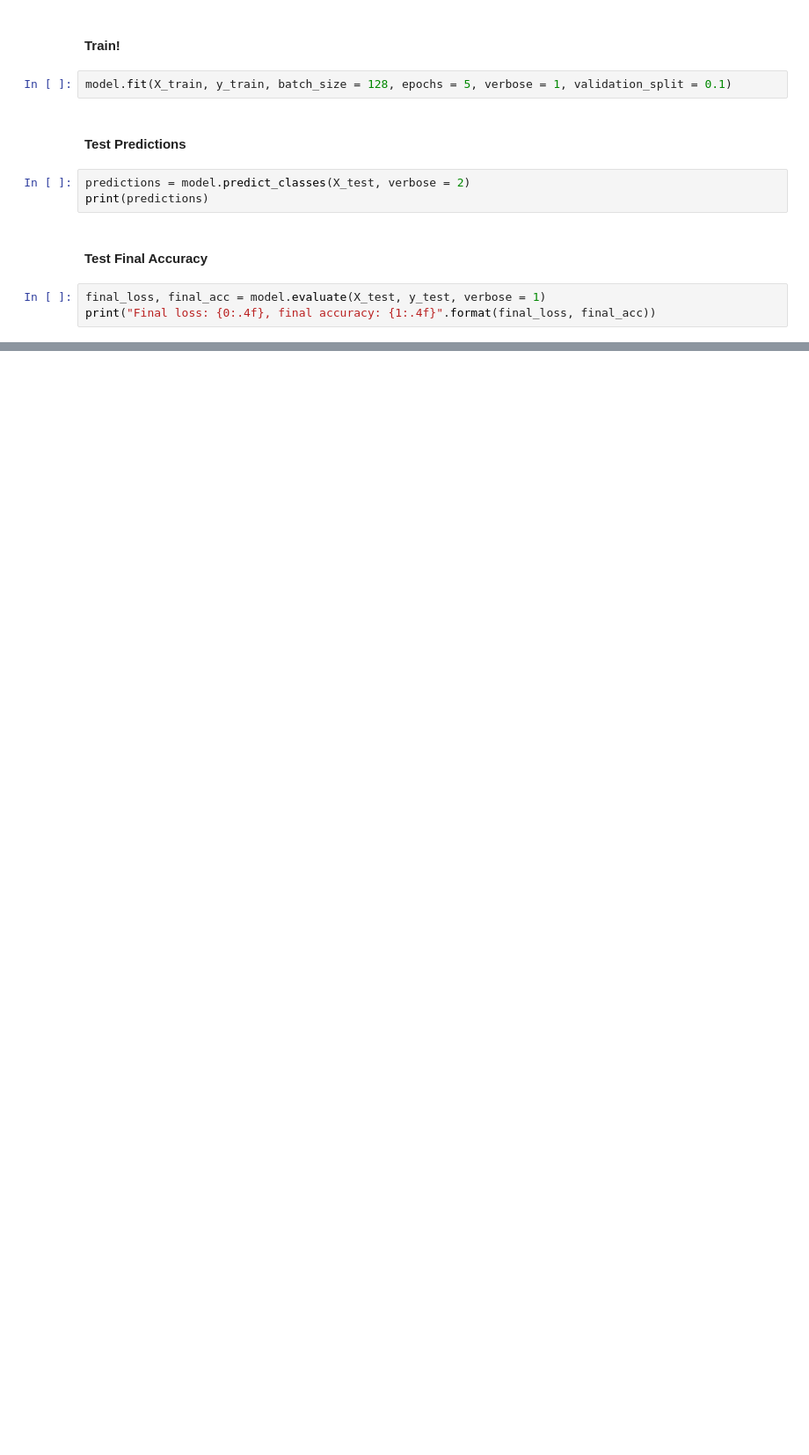
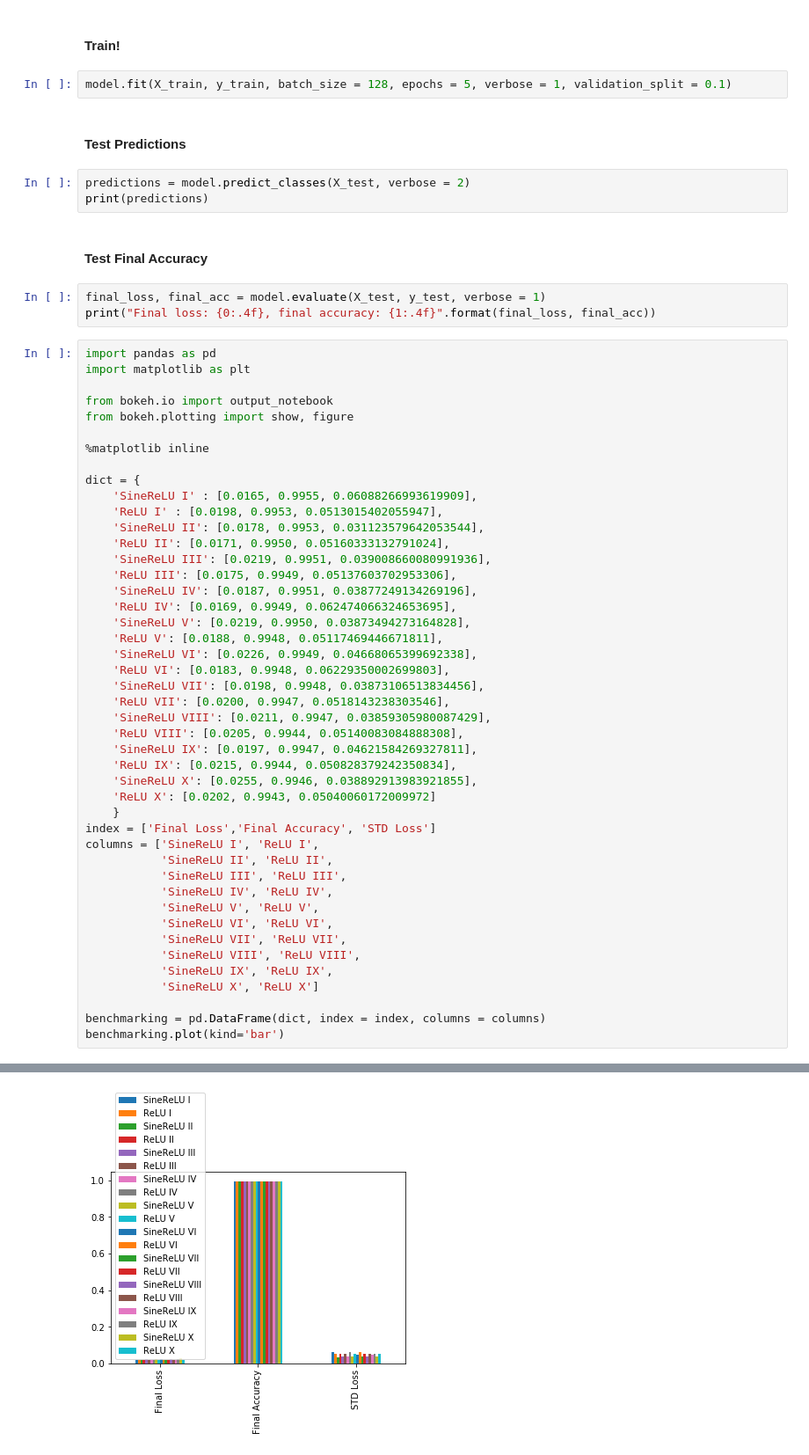
Before and after one commit to artificially-ai/DLinK, a Jupyter notebook: notebooks/keras/shallow-net-in-keras.ipynb, the cells around one changed output, grey strips where cells are left out. Shown: that part at 88% size. Drawn from its saved outputs; the diff is of its cells as text; blank space fills up the shorter version.

```diff
--- a/notebooks/keras/shallow-net-in-keras.ipynb
+++ b/notebooks/keras/shallow-net-in-keras.ipynb
@@ -80,3 +80,49 @@ print(predictions)
 # %%
 final_loss, final_acc = model.evaluate(X_test, y_test, verbose = 1)
 print("Final loss: {0:.4f}, final accuracy: {1:.4f}".format(final_loss, final_acc))
+# %%
+import pandas as pd
+import matplotlib as plt
+
+from bokeh.io import output_notebook
+from bokeh.plotting import show, figure
+
+%matplotlib inline
+
+dict = {
+    'SineReLU I' : [0.0165, 0.9955, 0.06088266993619909],
+    'ReLU I' : [0.0198, 0.9953, 0.0513015402055947],
+    'SineReLU II': [0.0178, 0.9953, 0.031123579642053544],
+    'ReLU II': [0.0171, 0.9950, 0.05160333132791024],
+    'SineReLU III': [0.0219, 0.9951, 0.039008660080991936],
+    'ReLU III': [0.0175, 0.9949, 0.05137603702953306],
+    'SineReLU IV': [0.0187, 0.9951, 0.03877249134269196],
+    'ReLU IV': [0.0169, 0.9949, 0.062474066324653695],
+    'SineReLU V': [0.0219, 0.9950, 0.03873494273164828],
+    'ReLU V': [0.0188, 0.9948, 0.05117469446671811],
+    'SineReLU VI': [0.0226, 0.9949, 0.04668065399692338],
+    'ReLU VI': [0.0183, 0.9948, 0.06229350002699803],
+    'SineReLU VII': [0.0198, 0.9948, 0.03873106513834456],
+    'ReLU VII': [0.0200, 0.9947, 0.0518143238303546],
+    'SineReLU VIII': [0.0211, 0.9947, 0.03859305980087429],
+    'ReLU VIII': [0.0205, 0.9944, 0.05140083084888308],
+    'SineReLU IX': [0.0197, 0.9947, 0.04621584269327811],
+    'ReLU IX': [0.0215, 0.9944, 0.050828379242350834],
+    'SineReLU X': [0.0255, 0.9946, 0.038892913983921855],
+    'ReLU X': [0.0202, 0.9943, 0.05040060172009972]
+    }
+index = ['Final Loss','Final Accuracy', 'STD Loss']
+columns = ['SineReLU I', 'ReLU I',
+           'SineReLU II', 'ReLU II',
+           'SineReLU III', 'ReLU III',
+           'SineReLU IV', 'ReLU IV',
+           'SineReLU V', 'ReLU V',
+           'SineReLU VI', 'ReLU VI',
+           'SineReLU VII', 'ReLU VII',
+           'SineReLU VIII', 'ReLU VIII',
+           'SineReLU IX', 'ReLU IX',
+           'SineReLU X', 'ReLU X']
+
+benchmarking = pd.DataFrame(dict, index = index, columns = columns)
+benchmarking.plot(kind='bar')
+# %% [output]
@@ -82,0 +130 @@ print("Final loss: {0:.4f}, final accuracy: {1:.4f}".format(final_loss, final_ac
+[figure, added]
```
Also changed, not shown: parts of 1 cell of this notebook, 31 other files.
